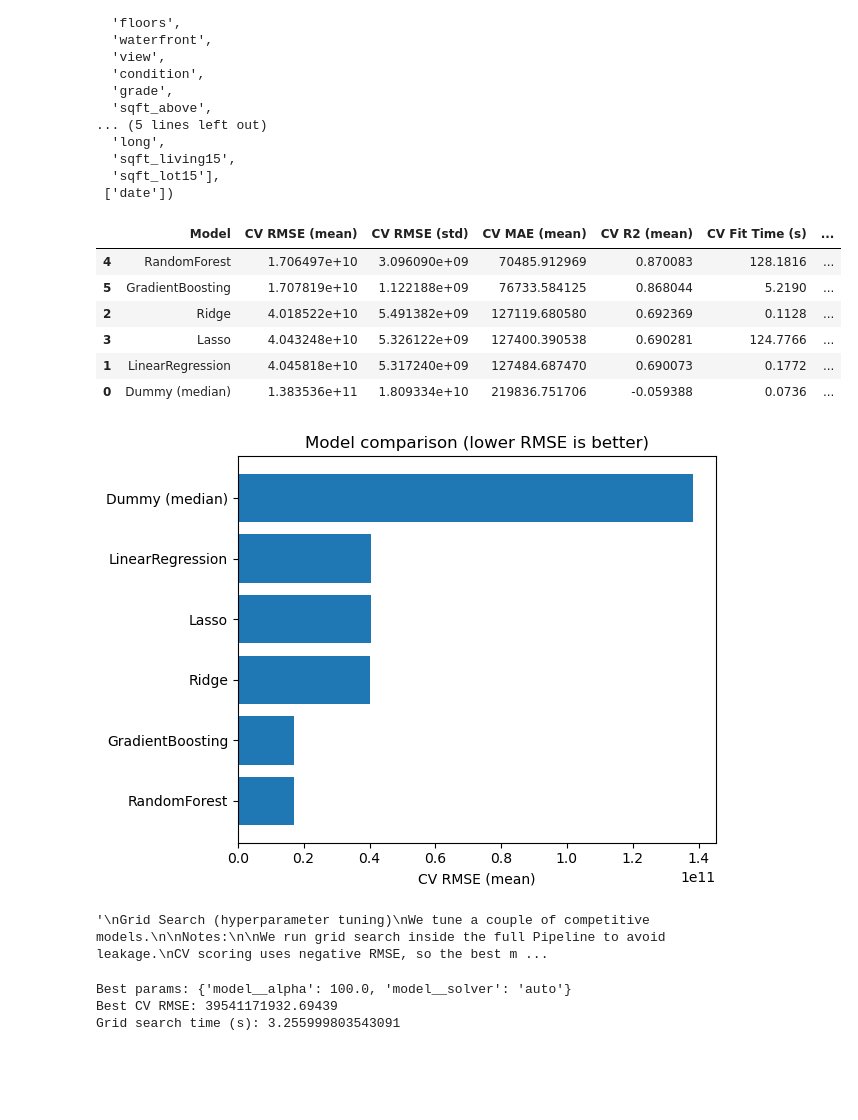
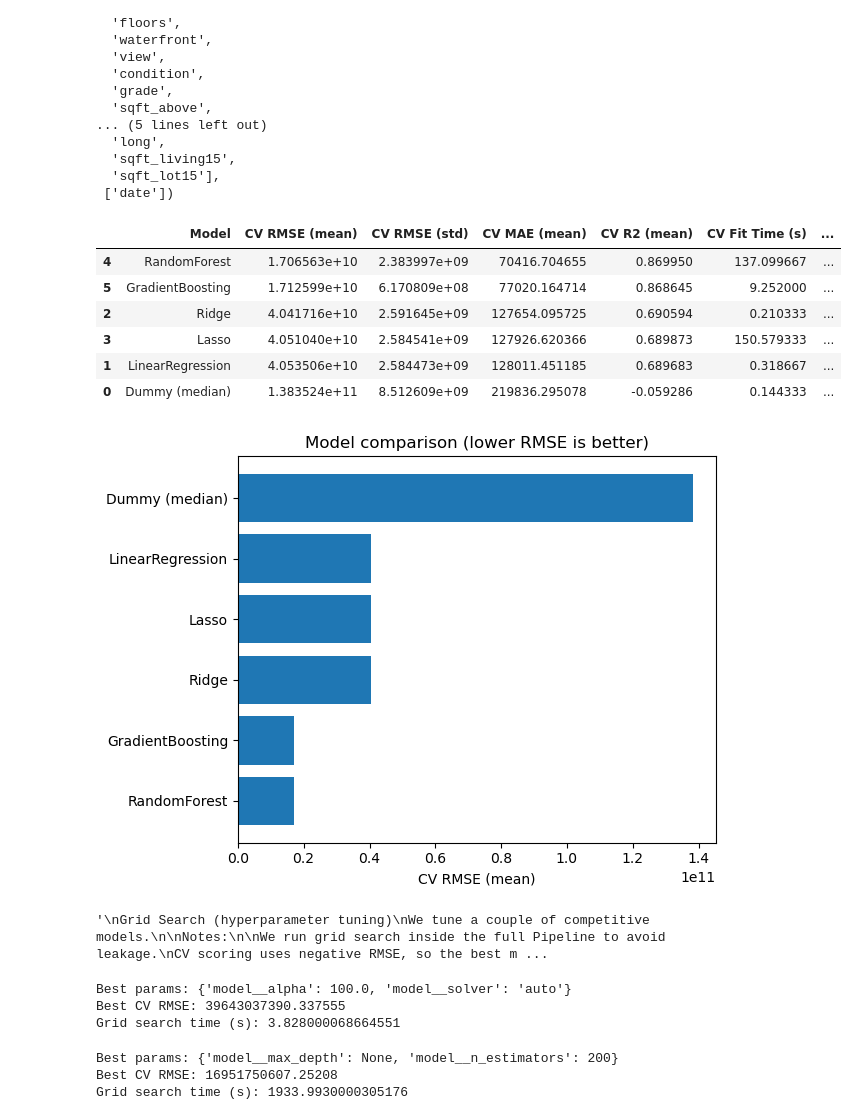
Before and after one commit to pengshm/Capstone-final, a Jupyter notebook: Capstone-final.ipynb, the cells around one changed output. Saved outputs shown, nothing was run; the diff lists cells and outputs as text; code cells hidden in the pictures; blank space fills up the shorter version.

```diff
--- a/Capstone-final.ipynb
+++ b/Capstone-final.ipynb
@@ -352,43 +352,43 @@ models = {
     "GradientBoosting": GradientBoostingRegressor(random_state=42)
 }
 
-cv = KFold(n_splits=5, shuffle=True, random_state=42)
+cv = KFold(n_splits=3, shuffle=True, random_state=42)
 
 
 rows = []
 for name, model in models.items():
     pipe = Pipeline(steps=[("preprocess", preprocess), ("model", model)])
     start = time.time()
     cv_res = cross_validate(pipe, X_train, y_train, cv=cv, scoring=scoring, n_jobs=-1)
     elapsed = time.time() - start
 
     rows.append({
         "Model": name,
         "CV RMSE (mean)": -cv_res["test_rmse"].mean(),
         "CV RMSE (std)": cv_res["test_rmse"].std(),
         "CV MAE (mean)": -cv_res["test_mae"].mean(),
         "CV R2 (mean)": cv_res["test_r2"].mean(),
         "CV Fit Time (s)": cv_res["fit_time"].mean(),
         "Total CV Time (s)": elapsed
     })
 
 cv_table = pd.DataFrame(rows).sort_values("CV RMSE (mean)")
 display(cv_table)
 
 plt.figure()
 plt.barh(cv_table["Model"], cv_table["CV RMSE (mean)"])
 plt.title("Model comparison (lower RMSE is better)")
 plt.xlabel("CV RMSE (mean)")
 plt.tight_layout()
 plt.show()
 # %% [output]
 |  | Model | CV RMSE (mean) | CV RMSE (std) | CV MAE (mean) | CV R2 (mean) | CV Fit Time (s) | ... |
-| 4 | RandomForest | 1.706497e+10 | 3.096090e+09 | 70485.912969 | 0.870083 | 128.1816 | ... |
-| 5 | GradientBoosting | 1.707819e+10 | 1.122188e+09 | 76733.584125 | 0.868044 | 5.2190 | ... |
-| 2 | Ridge | 4.018522e+10 | 5.491382e+09 | 127119.680580 | 0.692369 | 0.1128 | ... |
-| 3 | Lasso | 4.043248e+10 | 5.326122e+09 | 127400.390538 | 0.690281 | 124.7766 | ... |
-| 1 | LinearRegression | 4.045818e+10 | 5.317240e+09 | 127484.687470 | 0.690073 | 0.1772 | ... |
-| 0 | Dummy (median) | 1.383536e+11 | 1.809334e+10 | 219836.751706 | -0.059388 | 0.0736 | ... |
+| 4 | RandomForest | 1.706563e+10 | 2.383997e+09 | 70416.704655 | 0.869950 | 137.099667 | ... |
+| 5 | GradientBoosting | 1.712599e+10 | 6.170809e+08 | 77020.164714 | 0.868645 | 9.252000 | ... |
+| 2 | Ridge | 4.041716e+10 | 2.591645e+09 | 127654.095725 | 0.690594 | 0.210333 | ... |
+| 3 | Lasso | 4.051040e+10 | 2.584541e+09 | 127926.620366 | 0.689873 | 150.579333 | ... |
+| 1 | LinearRegression | 4.053506e+10 | 2.584473e+09 | 128011.451185 | 0.689683 | 0.318667 | ... |
+| 0 | Dummy (median) | 1.383524e+11 | 8.512609e+09 | 219836.295078 | -0.059286 | 0.144333 | ... |
 [figure]
 # %%
 '''
@@ -428,17 +428,18 @@ print("Best CV RMSE:", -ridge_search.best_score_)
 print("Grid search time (s):", ridge_time)
 # %% [output]
 Best params: {'model__alpha': 100.0, 'model__solver': 'auto'}
-Best CV RMSE: 39541171932.69439
-Grid search time (s): 3.255999803543091
+Best CV RMSE: 39643037390.337555
+Grid search time (s): 3.828000068664551
 # %%
 # Grid Search: RandomForest (smaller grid to keep runtime reasonable)
+
 rf_pipe = Pipeline(steps=[("preprocess", preprocess), ("model", RandomForestRegressor(random_state=42, n_jobs=-1))])
 
 rf_grid = {
-    "model__n_estimators": [200, 400],
-    "model__max_depth": [None, 20, 40],
-    "model__min_samples_split": [2, 10],
-    "model__min_samples_leaf": [1, 4]
+    "model__n_estimators": [200],
+    "model__max_depth": [None, 30],
+    #"model__min_samples_split": [2, 10],
+    #"model__min_samples_leaf": [1, 4]
 }
 
 rf_search = GridSearchCV(
@@ -456,6 +457,10 @@ rf_time = time.time() - start
 print("Best params:", rf_search.best_params_)
 print("Best CV RMSE:", -rf_search.best_score_)
 print("Grid search time (s):", rf_time)
+# %% [output]
+Best params: {'model__max_depth': None, 'model__n_estimators': 200}
+Best CV RMSE: 16951750607.25208
+Grid search time (s): 1933.9930000305176
 # %%
 # Grid Search: GradientBoostingRegressor
 gb_pipe = Pipeline(steps=[("preprocess", preprocess), ("model", GradientBoostingRegressor(random_state=42))])
```
Also changed, not shown: parts of 4 cells of this notebook.
